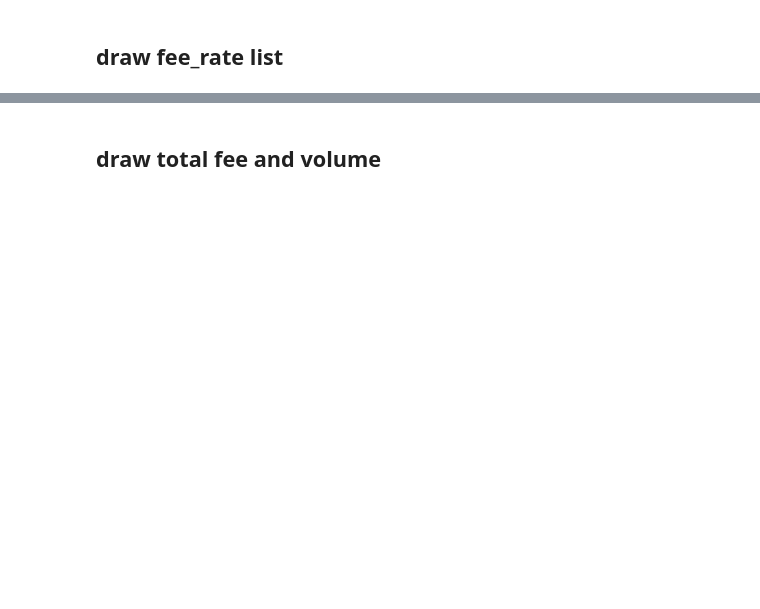
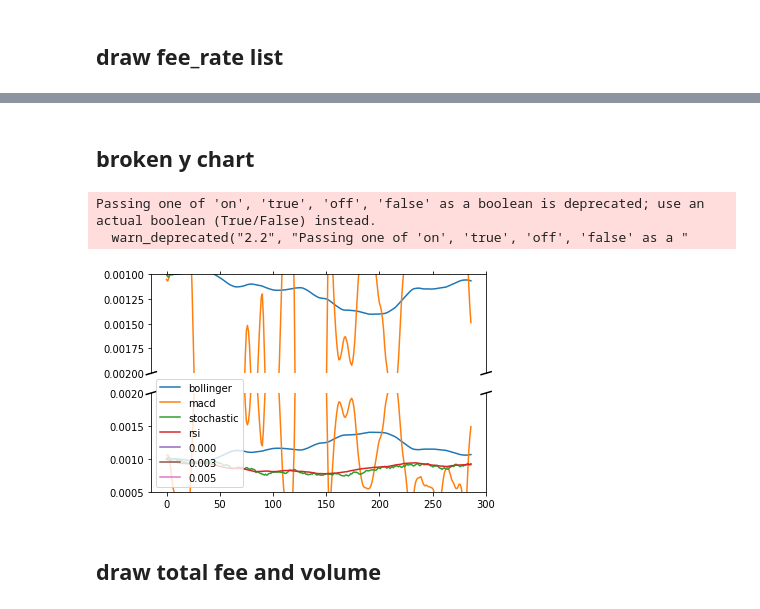
Before and after one commit to deconlabs/TradingZoo-Dynamic-fee-simulation, a Jupyter notebook: agent/DQN/Observation of fee and volume.ipynb, the cells around one changed output, grey strips where cells are left out. Cells and saved outputs as stored; diff of their text form; code cells hidden in the pictures; blank space fills up the shorter version.

```diff
--- a/agent/DQN/Observation of fee and volume.ipynb
+++ b/agent/DQN/Observation of fee and volume.ipynb
@@ -174,3 +106,40 @@ plt.show()
+# %% [markdown]
+## broken y chart
+# %%
+f, (ax, ax2) = plt.subplots(2, 1, sharex=True)
+
+# plot the same data on both axes
+for env in env_name:
+    ax.plot(fee_rate_list_table[env], label = env)
+    ax2.plot(fee_rate_list_table[env], label = env)
+
+# zoom-in / limit the view to different portions of the data
+ax.set_ylim(.002, .001)  # outliers only
+ax2.set_ylim(.0005, .002)  # most of the data
+
+# hide the spines between ax and ax2
+ax.spines['bottom'].set_visible(False)
+ax2.spines['top'].set_visible(False)
+ax.xaxis.tick_top()
+ax.tick_params(labeltop='off')  # don't put tick labels at the top
+ax2.xaxis.tick_bottom()
+
+d = .015  # how big to make the diagonal lines in axes coordinates
+# arguments to pass to plot, just so we don't keep repeating them
+kwargs = dict(transform=ax.transAxes, color='k', clip_on=False)
+ax.plot((-d, +d), (-d, +d), **kwargs)        # top-left diagonal
+ax.plot((1 - d, 1 + d), (-d, +d), **kwargs)  # top-right diagonal
+
+kwargs.update(transform=ax2.transAxes)  # switch to the bottom axes
+ax2.plot((-d, +d), (1 - d, 1 + d), **kwargs)  # bottom-left diagonal
+ax2.plot((1 - d, 1 + d), (1 - d, 1 + d), **kwargs)  # bottom-right diagonal
+
+plt.legend()
+plt.show()
+# %% [output]
+Passing one of 'on', 'true', 'off', 'false' as a boolean is deprecated; use an actual boolean (True/False) instead.
+  warn_deprecated("2.2", "Passing one of 'on', 'true', 'off', 'false' as a "
+[figure, added]
 # %%
 import pickle
 # %%
```
Also changed, not shown: parts of 15 cells of this notebook, 26 other files.
